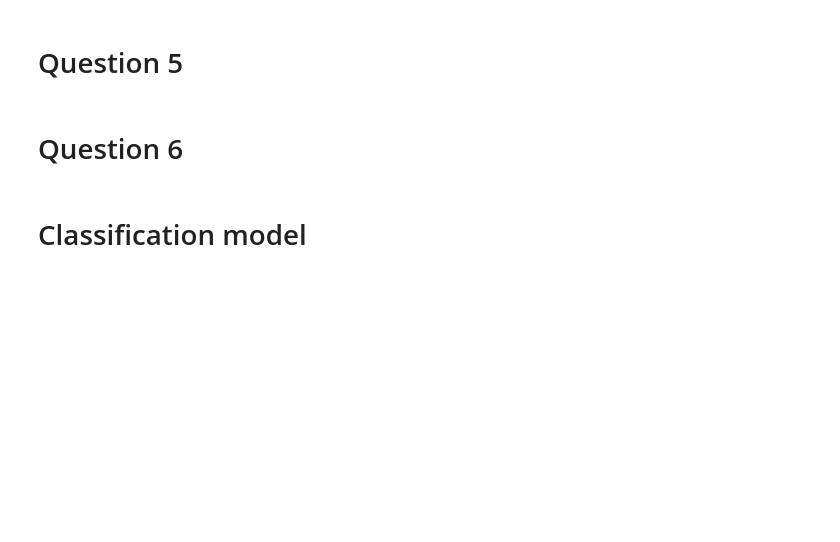
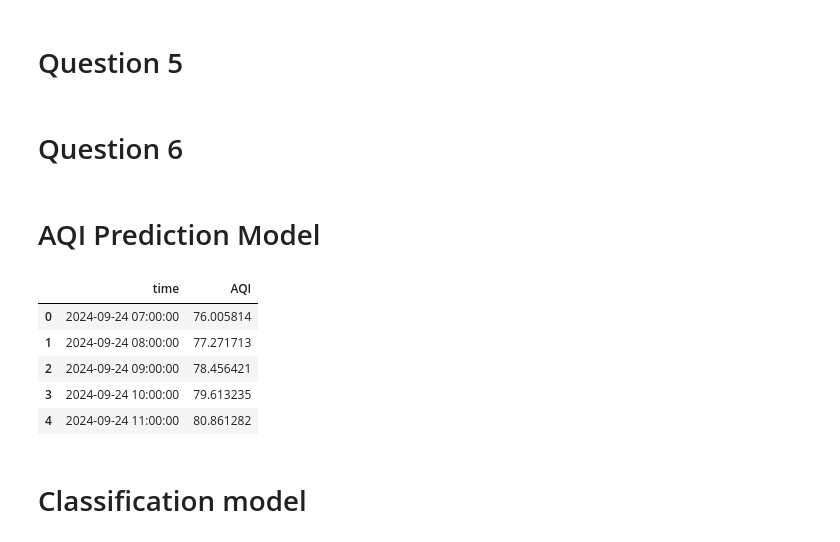
Before and after one commit to mtue04/HCMC-WAQ-Analysis, a Jupyter notebook: notebooks/5 - app.ipynb, the cells around one changed output. Drawn from its saved outputs; the diff is of its cells as text; code cells hidden in the pictures; blank space fills up the shorter version.

Commit message:
Update web for model demo

```diff
--- a/notebooks/5 - app.ipynb
+++ b/notebooks/5 - app.ipynb
@@ -368,3 +421,25 @@ def web_question6():
     gr.Markdown(f"""<h3 style="font-size:24px; color:#333333;">Answer:</h3>""")
     gr.HTML(chart1)
     gr.Markdown(comment)
+# %% [markdown]
+# AQI Prediction Model
+# %%
+# Hàm dự đoán AQI
+def predict_aqi(model_path='../model/ts_forecasting_model.pkl', pred_days=3):
+    if os.path.exists(model_path):
+        forecaster = joblib.load(model_path)
+    else:
+        return False
+
+    pred_range = pred_days * 24  # Giả sử dữ liệu theo giờ
+    fh = ForecastingHorizon(np.arange(1, pred_range + 1), is_relative=True)
+    y_pred = forecaster.predict(fh)
+
+    return y_pred
+# %% [output]
+|  | time | AQI |
+| 0 | 2024-09-24 07:00:00 | 76.005814 |
+| 1 | 2024-09-24 08:00:00 | 77.271713 |
+| 2 | 2024-09-24 09:00:00 | 78.456421 |
+| 3 | 2024-09-24 10:00:00 | 79.613235 |
+| 4 | 2024-09-24 11:00:00 | 80.861282 |
```
Also changed, not shown: parts of 13 cells of this notebook, 3 other files.
